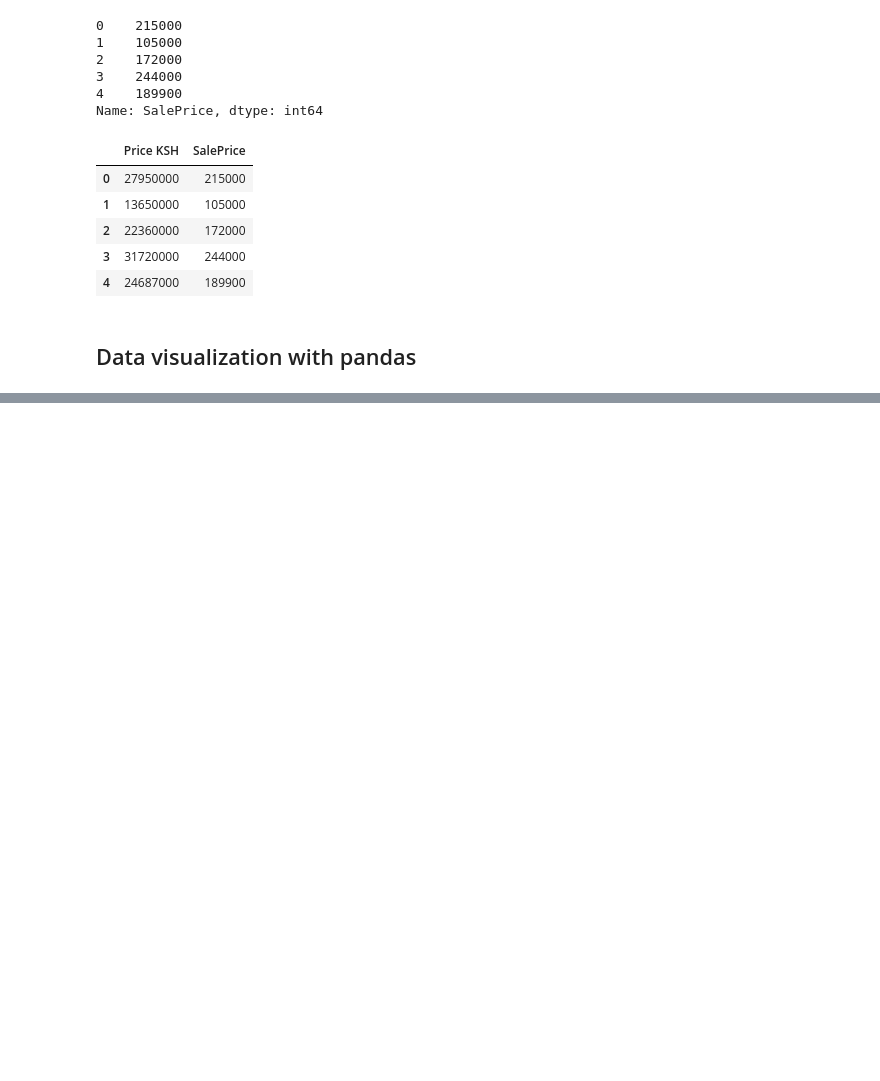
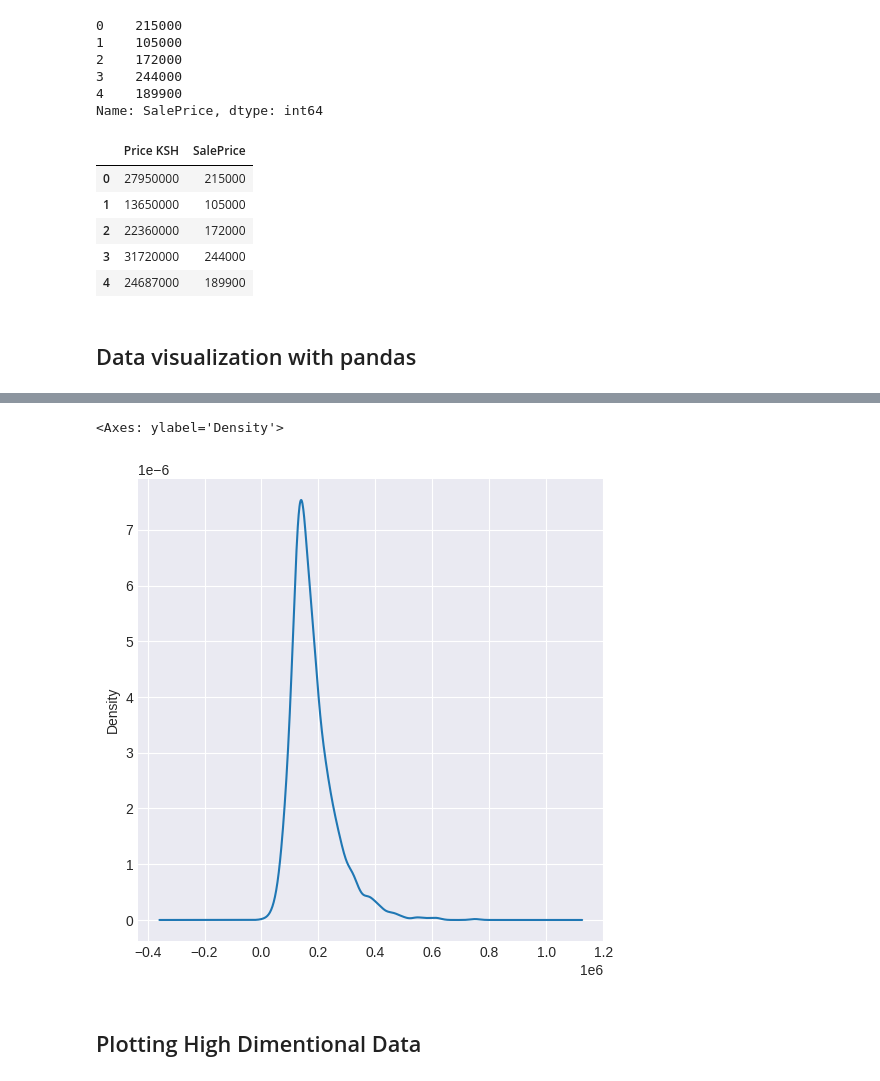
Before and after one commit to karusamuel/pandas_statiscal_methods_and_visualization, a Jupyter notebook: index.ipynb, the cells around one changed output, grey strips where cells are left out. Cells and saved outputs as stored; diff of their text form; code cells hidden in the pictures; blank space fills up the shorter version.

```diff
--- a/index.ipynb
+++ b/index.ipynb
@@ -278,0 +316,7 @@ df["SalePrice"].plot(kind="box")
+# %%
+df["SalePrice"].plot.kde()
+# %% [output]
+<Axes: ylabel='Density'>
+[figure, added]
+# %% [markdown]
+## Plotting High Dimentional Data
```
Also changed, not shown: parts of 16 cells of this notebook, 1 other file.
